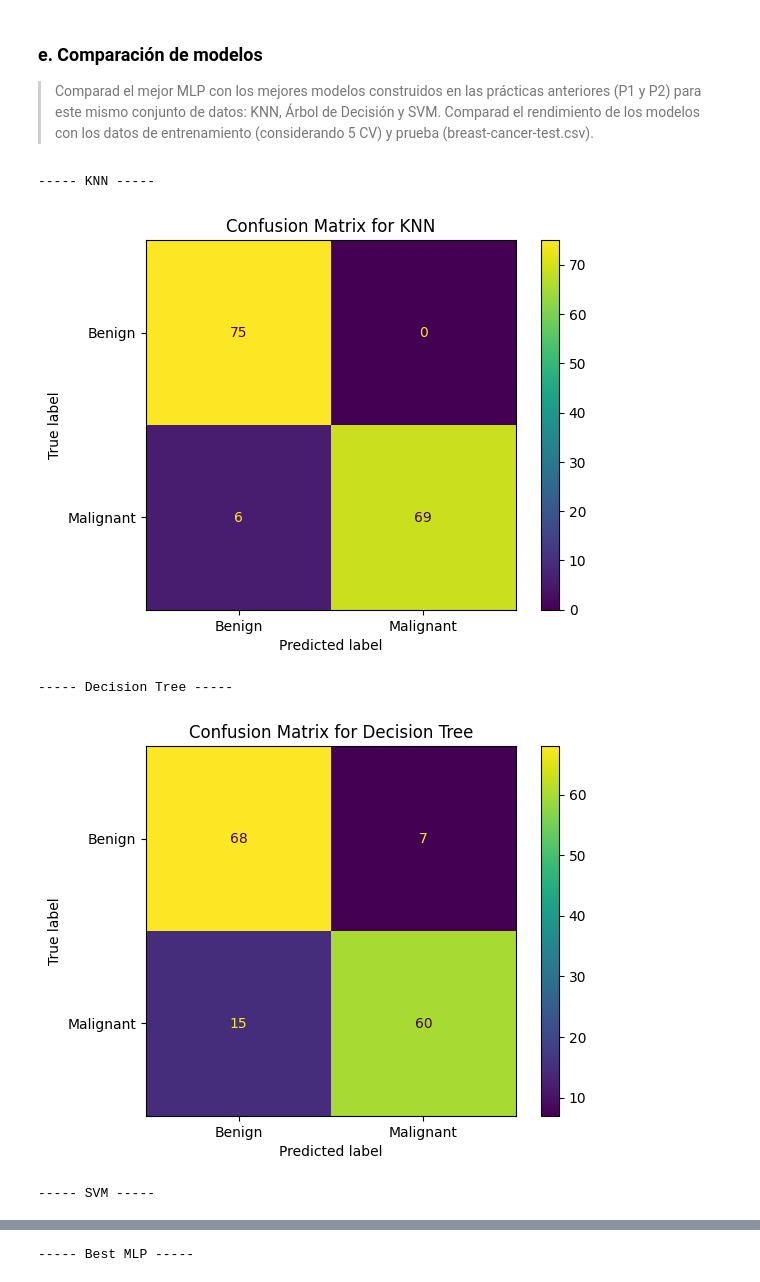
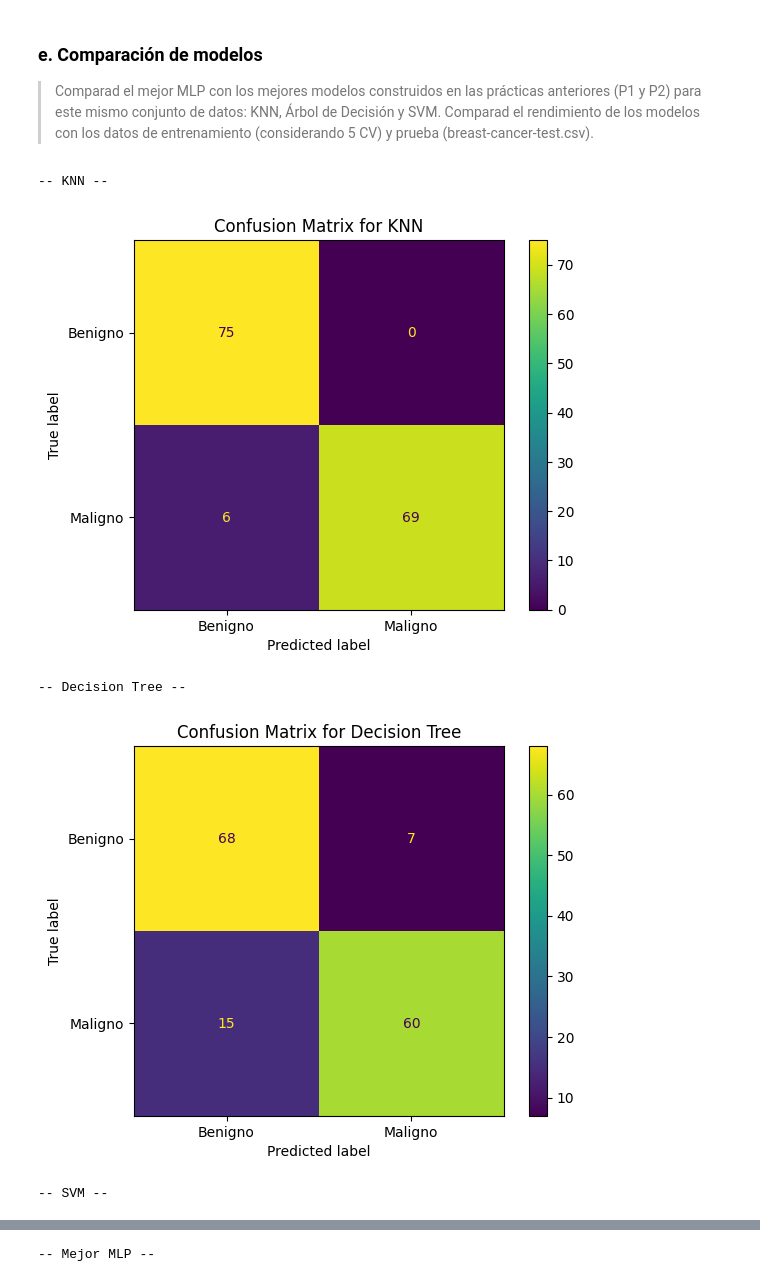
Before and after one commit to mateofra/AAS, a Jupyter notebook: Prácticas/Practic_3/P3_docker.ipynb, the cells around one changed output, grey strips where cells are left out. Cells and saved outputs as stored; diff of their text form; code cells hidden in the pictures.

```diff
--- a/Prácticas/Practic_3/P3_docker.ipynb
+++ b/Prácticas/Practic_3/P3_docker.ipynb
@@ -206,8 +211,8 @@ dot
 
 > Ahora volved a entrenar los MLP pero usando GridSearchCV para ajustar los siguientes hiperparámetros: hidden_layer_sizes, learning_rate_init, activation, solver y max_iter
 # %%
-# Seleccionamos los datos del mejor escalador obtenido en el paso anterior
-best_X_train, best_X_test = scaled_data[best_scaler]
+# Seleccionamos los datos del mejor escalador (MinMax en este caso)
+mejor_X_train, mejor_X_test = datos_escalados["MinMax"]
 
 # Definimos el espacio de búsqueda de hiperparámetros
 param_grid = {
@@ -215,7 +220,7 @@ param_grid = {
     'activation': ['tanh', 'relu'],
     'solver': ['adam', 'sgd'],
     'learning_rate_init': [0.001, 0.01],
-    'max_iter': [1000] # Aumentado para asegurar la convergencia
+    'max_iter': [1400] # Aumentado para asegurar la convergencia
 }
 
 # Creamos el modelo base y el objeto GridSearchCV
@@ -224,7 +229,8 @@ grid_search = GridSearchCV(mlp, param_grid, n_jobs=-1, cv=5, scoring='accuracy')
 
 # Ejecutamos la búsqueda
 print("Iniciando GridSearchCV...")
-grid_search.fit(best_X_train, y)
+print("Número de combinaciones a evaluar:", np.prod([len(v) for v in param_grid.values()]))
+grid_search.fit(mejor_X_train, y)
 
 # Obtenemos el mejor modelo y sus parámetros
 best_mlp = grid_search.best_estimator_
@@ -248,62 +256,56 @@ Mejor score de cross-validation (accuracy): 0.9810
 
 > Comparad el mejor MLP con los mejores modelos construidos en las prácticas anteriores (P1 y P2) para este mismo conjunto de datos: KNN, Árbol de Decisión y SVM. Comparad el rendimiento de los modelos con los datos de entrenamiento (considerando 5 CV) y prueba (breast-cancer-test.csv).
 # %%
-# 1. Cargar y preparar el conjunto de datos de test final
+import warnings
+# Ignorar avisos de nombres de características inconsistentes
+warnings.filterwarnings("ignore", message="X has feature names")
+warnings.filterwarnings("ignore", message="X does not have valid feature names")
+
 test_final_df = pd.read_csv("breast-cancer-test.csv")
 test_final_df.drop(columns=["id"], inplace=True)
 
 X_final_test = test_final_df.drop(columns=["diagnosis"])
 y_final_test = test_final_df["diagnosis"].map({"M": 1, "B": 0})
 
-# Aplicar la transformación de escalado que fue MEJOR (usando el scaler ya ajustado)
-if best_scaler == "MinMax":
-    X_final_test_scaled = min_max_scaler.transform(X_final_test)
-elif best_scaler == "Standard":
-    X_final_test_scaled = standard_scaler.transform(X_final_test)
-elif best_scaler == "Robust":
-    X_final_test_scaled = robust_scaler.transform(X_final_test)
-else: # Log
-    X_final_test_scaled = X_final_test.apply(lambda x: np.log(x + 1))
+# Usamos el mejor escalador encontrado previamente
 
+X_final_test_scaled = min_max_scaler.transform(X_final_test)
 
-# 2. Definir los modelos a comparar (con parámetros de ejemplo de prácticas anteriores)
-models = {
+modelos = {
     "KNN": KNeighborsClassifier(n_neighbors=3, weights='uniform'),
     "Decision Tree": DecisionTreeClassifier(max_depth=1, min_samples_split=10, random_state=SEMILLA),
     "SVM": SVC(C=0.1, coef0=1.0, degree=3, gamma='scale', kernel='poly', random_state=SEMILLA),
-    "Best MLP": best_mlp
+    "Mejor MLP": best_mlp
 }
 
-# 3. Entrenar y evaluar cada modelo
+#Entrenar y evaluar cada modelo
 final_results = {}
-for name, model in models.items():
-    # Entrenar el modelo con el conjunto de entrenamiento completo
-    model.fit(best_X_train, y)
+for name, modelo in  modelos.items():
+    modelo.fit(mejor_X_train, y)
 
-    # Realizar predicciones en el test final
-    y_pred_final = model.predict(X_final_test_scaled)
+    y_pred_final = modelo.predict(X_final_test_scaled)
 
     # Calcular métricas
     accuracy = accuracy_score(y_final_test, y_pred_final)
     balanced_acc = balanced_accuracy_score(y_final_test, y_pred_final)
     kappa = cohen_kappa_score(y_final_test, y_pred_final)
     final_results[name] = [accuracy, balanced_acc, kappa]
 
     # Mostrar matriz de confusión
-    print(f"\n----- {name} -----")
+    print(f"\n-- {name} --")
     cm = confusion_matrix(y_final_test, y_pred_final)
-    disp = ConfusionMatrixDisplay(confusion_matrix=cm, display_labels=['Benign', 'Malignant'])
+    disp = ConfusionMatrixDisplay(confusion_matrix=cm, display_labels=['Benigno', 'Maligno'])
     disp.plot()
     plt.title(f'Confusion Matrix for {name}')
     plt.show()
 
 # 4. Mostrar tabla de resultados
 results_df = pd.DataFrame(final_results, index=["Accuracy", "Balanced Accuracy", "Cohen's Kappa"]).T
-print("\n----- Comparación Final de Modelos en 'breast-cancer-test.csv' -----")
+print("\n-- Comparación Final de Modelos en 'breast-cancer-test.csv' --")
 print(results_df.round(4))
 # %% [output]
------ KNN -----
+-- KNN --
-[figure, old version]
+[figure, new version]
------ Decision Tree -----
+-- Decision Tree --
-[figure, old version]
+[figure, new version]
------ SVM -----
+-- SVM --
@@ -311 +313 @@ print(results_df.round(4))
------ Best MLP -----
+-- Mejor MLP --
```
Also changed, not shown: parts of 6 cells of this notebook, 1 other file.
